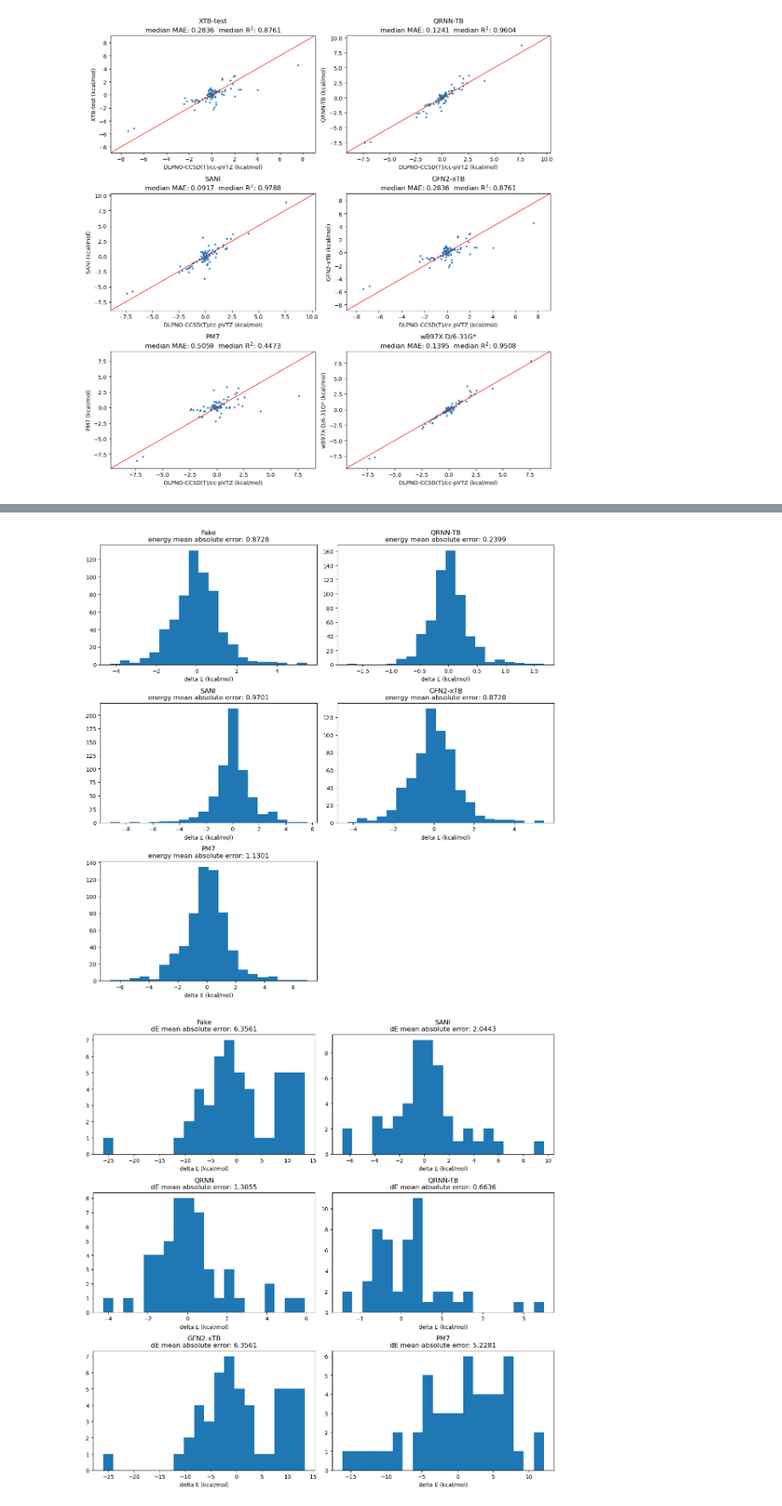
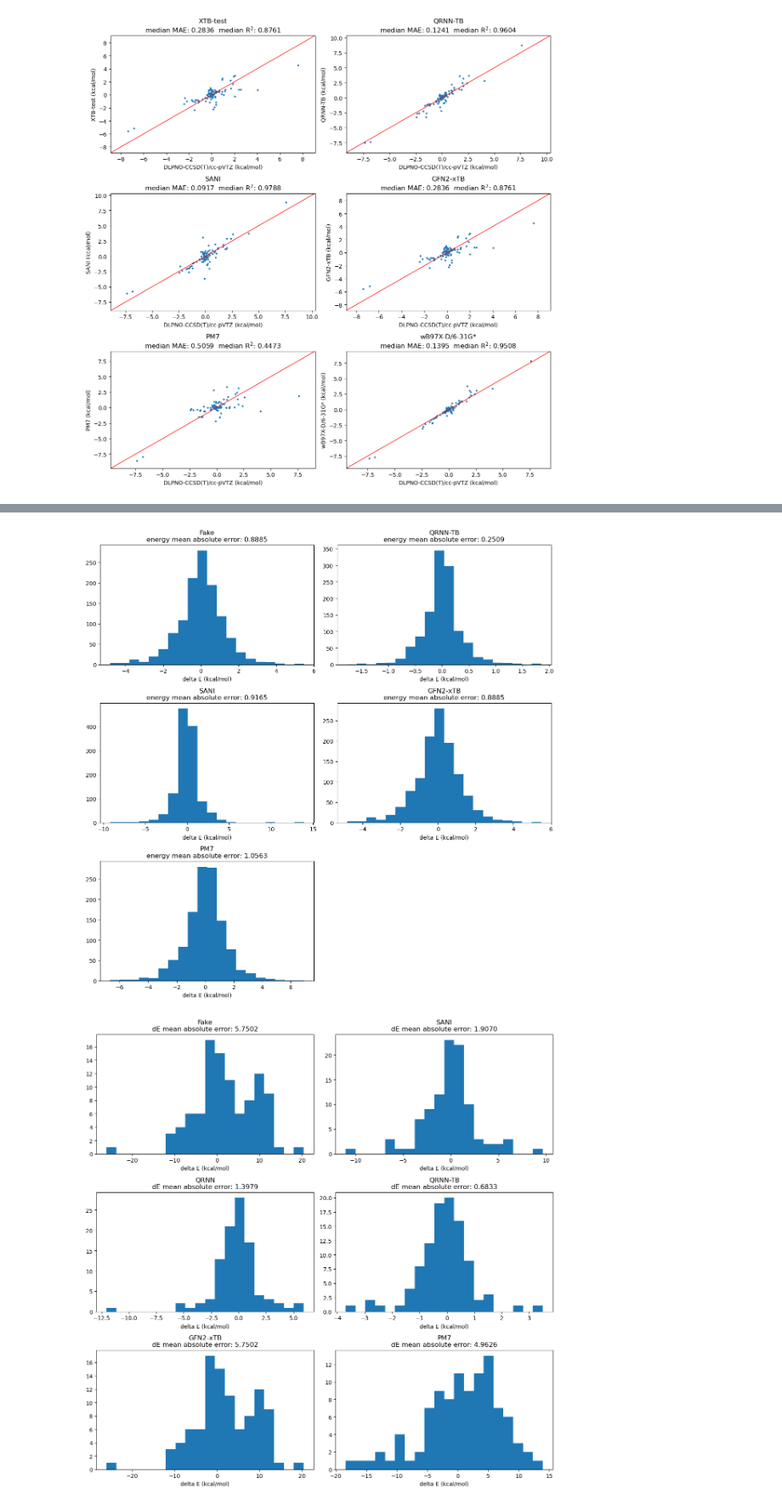
Before and after one commit to WangXinyan940/schrodinger-nnp-benchmark, a Jupyter notebook: test.ipynb, the cells around one changed output, grey strips where cells are left out. Shown at 85% size. Drawn from its saved outputs; the diff is of its cells as text; code cells hidden in the pictures.

```diff
--- a/test.ipynb
+++ b/test.ipynb
@@ -245,18 +247,18 @@ BFGSLineSearch:   67[119] 22:46:28    -1514.584074*       0.0044
 # %%
 calc = XTB(method="GFN2-xTB")
 rotamer = Rotamer()
-rotamer.tasks = rotamer.tasks[:50]
-rotamer.inference("Fake", calc)
+rotamer.tasks = rotamer.tasks[:100]
+rotamer.inference("Fake", calc, parallel=True)
 
 rotamer.analyse(methods=["Fake", "QRNN-TB", "SANI", "GFN2-xTB", "PM7"])
 # %% [output]
-[figure, old version]
+[figure, new version]
 # %%
 calc = XTB(method="GFN2-xTB")
 tautomer = Tautomer()
-tautomer.tasks = tautomer.tasks[:50]
-tautomer.inference("Fake", calc)
+tautomer.tasks = tautomer.tasks[:100]
+tautomer.inference("Fake", calc, parallel=True)
 
 tautomer.analyse(methods=["Fake", "SANI", "QRNN", "QRNN-TB", "GFN2-xTB", "PM7"])
 # %% [output]
-[figure, old version]
+[figure, new version]
```
Also changed, not shown: parts of 2 cells of this notebook, 3 other files.
